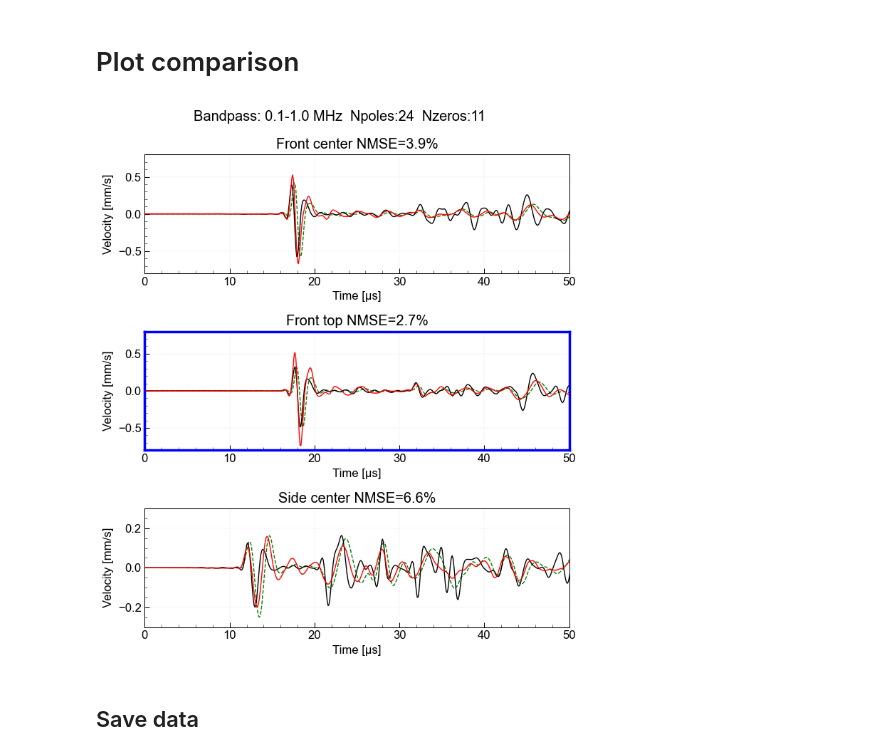
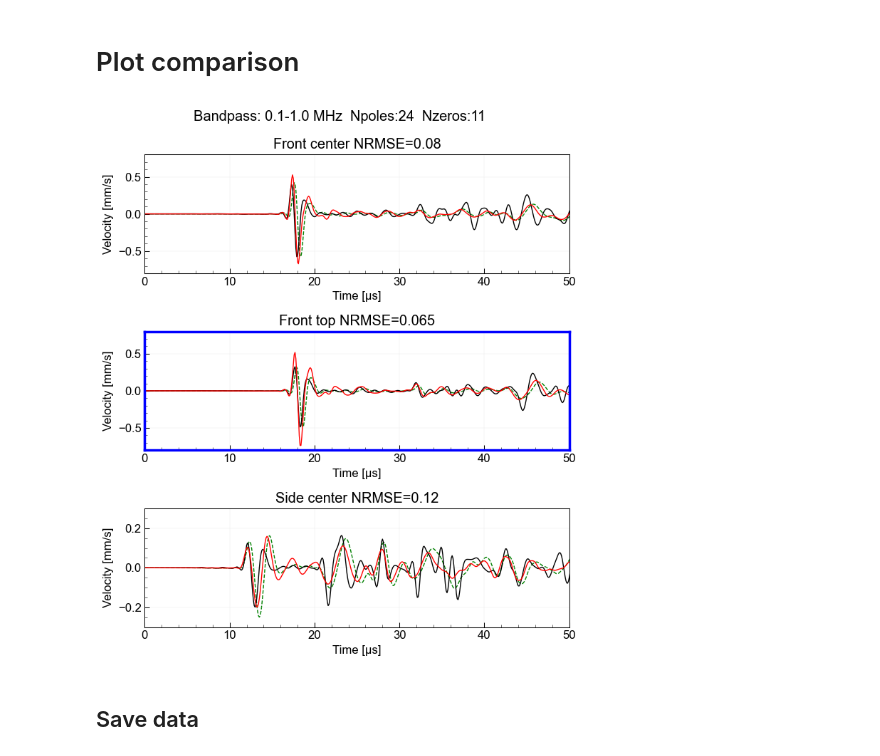
Before and after one commit to kura-okubo/4mNonSelfSim_Paper, a Jupyter notebook: Calibration/AEsensor_Calibration/Evaluation_PAZmodel/code/validate_metalblock_PAZmodel.ipynb, the cells around one changed output. Saved outputs shown, nothing was run; the diff lists cells and outputs as text; code cells hidden in the pictures.

Commit message:
change to NMSE to NRMSE

```diff
--- a/Calibration/AEsensor_Calibration/Evaluation_PAZmodel/code/validate_metalblock_PAZmodel.ipynb
+++ b/Calibration/AEsensor_Calibration/Evaluation_PAZmodel/code/validate_metalblock_PAZmodel.ipynb
@@ -334,6 +332,16 @@ def compute_NMSE(uhat, uval):
     uhat = np.array(uhat)
     uval = np.array(uval)
     return np.mean(((uhat-uval)**2)/np.max(uval)**2) * 100
+# %%
+def compute_NRMSE(uhat, uval):
+    """Return normalized root mean square error."""
+    uhat = np.array(uhat)
+    uval = np.array(uval)
+
+    rmse = np.sqrt(np.mean((uhat - uval) ** 2))
+    norm_factor = np.max(uhat) - np.min(uhat) # normalized by the max-min of the data, which avoids zero division.
+
+    return rmse/norm_factor
 # %% [markdown]
 # Plot comparison
 # %%
@@ -356,8 +364,9 @@ plotnormamp = np.max(np.abs(tr_y_C00_filtered.data))/np.max(np.abs(tr_u_C00_filt
 axs[0].plot(tvec, tr_y_C00_filtered.data/plotnormamp*1e3, "g--", label="AE sensor Raw (not to scale)", zorder=-3, lw=1)
 axs[0].plot(tvec, tr_u_C00_filtered.data*1e3, "k-", label="LDV", lw=1)
 axs[0].plot(tvec, tr_inv_C00_filtered.data*1e3, "r-", label="Inverted", lw=1)
-nmse00 = compute_NMSE(tr_inv_C00_filtered.data, tr_u_C00_filtered.data)
-axs[0].set_title("Front center NMSE={:.2}%".format(nmse00))
+# nmse00 = compute_NMSE(tr_inv_C00_filtered.data, tr_u_C00_filtered.data)
+nrmse00 = compute_NRMSE(tr_u_C00_filtered.data, tr_inv_C00_filtered.data)
+axs[0].set_title("Front center NRMSE={:.2g}".format(nrmse00))
 axs[0].set_xlim(xlimit)
 axs[0].set_ylim(ylimit_C00)
 axs[0].set_xlabel("Time [μs]")
@@ -372,43 +381,45 @@ axs[1].plot(tvec, tr_y_C01_filtered.data/plotnormamp*1e3, "g--", label="AE senso
 axs[1].plot(tvec, tr_u_C01_filtered.data*1e3, "k-", label="LDV", lw=1)
 axs[1].plot(tvec, tr_inv_C01_filtered.data*1e3, "r-", label="Inverted", lw=1)
 # axs[1].legend(loc=2)
-nmse01 = compute_NMSE(tr_inv_C01_filtered.data, tr_u_C01_filtered.data)
-axs[1].set_title("Front top NMSE={:.2}%".format(nmse01))
+# nmse01 = compute_NMSE(tr_inv_C01_filtered.data, tr_u_C01_filtered.data)
+nrmse01 = compute_NRMSE(tr_u_C01_filtered.data, tr_inv_C01_filtered.data)
+axs[1].set_title("Front top NRMSE={:.2g}".format(nrmse01))
 axs[1].set_xlim(xlimit)
 axs[1].set_ylim(ylimit_C01)
 axs[1].set_xlabel("Time [μs]")
 axs[1].set_ylabel("Velocity [mm/s]")
 
 #case 2
 plotnormamp = np.max(np.abs(tr_y_C02_filtered.data))/np.max(np.abs(tr_u_C02_filtered.data))
 axs[2].plot(tvec, tr_y_C02_filtered.data/plotnormamp*1e3, "g--", label="AE sensor Raw (not to scale)", zorder=-3, lw=1)
 axs[2].plot(tvec, tr_u_C02_filtered.data*1e3, "k-", label="LDV", lw=1)
 axs[2].plot(tvec, tr_inv_C02_filtered.data*1e3, "r-", label="Inverted", lw=1)
 # axs[2].legend(loc=2)
-nmse02 = compute_NMSE(tr_inv_C02_filtered.data, tr_u_C02_filtered.data)
-axs[2].set_title("Side center NMSE={:.2}%".format(nmse02))
+# nmse02 = compute_NMSE(tr_inv_C02_filtered.data, tr_u_C02_filtered.data)
+nrmse02 = compute_NRMSE(tr_u_C02_filtered.data, tr_inv_C02_filtered.data)
+axs[2].set_title("Side center NRMSE={:.2g}".format(nrmse02))
 axs[2].set_xlim(xlimit)
 axs[2].set_ylim(ylimit_C02)
 axs[2].set_xlabel("Time [μs]")
 axs[2].set_ylabel("Velocity [mm/s]")
 
 # axs[0].legend(bbox_to_anchor=(1.01, 1))
 
 for i in range(3):
     axs[i].grid(True, c=np.array([230, 230, 230])/255, lw=0.25, zorder=-1)
     axs[i].set_axisbelow('True')
 
 fig.tight_layout()
 
 if casename=="frontcenter":
     plt.setp(axs[0].spines.values(), linewidth=2.5, color="blue")
 elif casename=="fronttop":
     plt.setp(axs[1].spines.values(), linewidth=2.5, color="blue")
 else:
     plt.setp(axs[2].spines.values(), linewidth=2.5, color="blue")
 
-plt.savefig(figdir+"/AEcalib_validation_case_{}.eps".format(casename))
+plt.savefig(figdir+"/FigS_AEcalib_validation_case_{}.eps".format(casename))
 # %% [output]
-[figure, old version]
+[figure, new version]
 # %% [markdown]
 ## Save data
```
Also changed, not shown: parts of 5 cells of this notebook, 1 other file.
